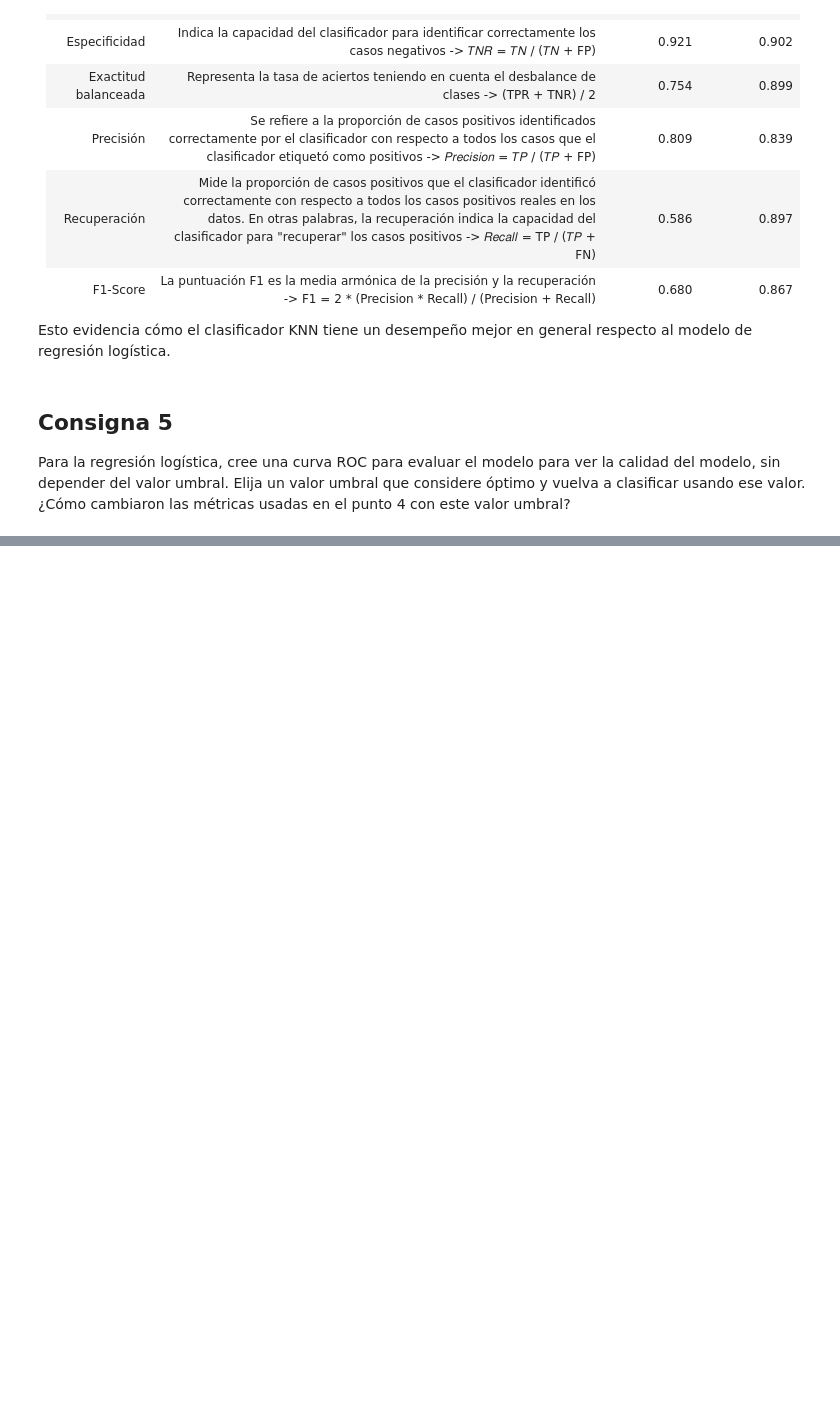
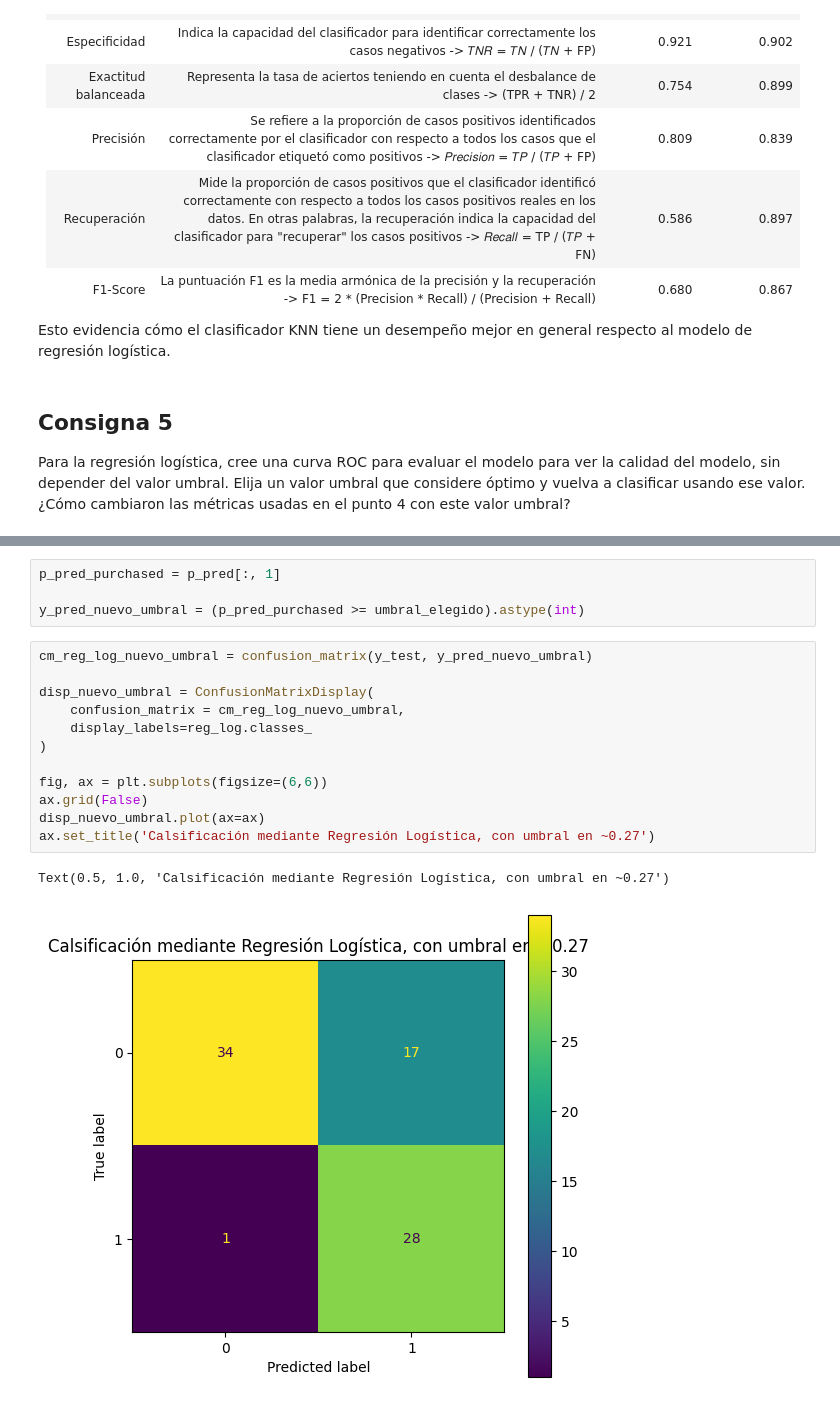
Before and after one commit to gabrielquiroga/aprMaqI_CEIA, a Jupyter notebook: clase2/ejercicios/ejercicio1.ipynb, the cells around one changed output, grey strips where cells are left out. Drawn from its saved outputs; the diff is of its cells as text; blank space fills up the shorter version.

```diff
--- a/clase2/ejercicios/ejercicio1.ipynb
+++ b/clase2/ejercicios/ejercicio1.ipynb
@@ -366,0 +383,19 @@ array([       inf, 0.99405664, 0.97869491, 0.97569969, 0.74734329,
+# %%
+p_pred_purchased = p_pred[:, 1]
+
+y_pred_nuevo_umbral = (p_pred_purchased >= umbral_elegido).astype(int)
+# %%
+cm_reg_log_nuevo_umbral = confusion_matrix(y_test, y_pred_nuevo_umbral)
+
+disp_nuevo_umbral = ConfusionMatrixDisplay(
+    confusion_matrix = cm_reg_log_nuevo_umbral,
+    display_labels=reg_log.classes_
+)
+
+fig, ax = plt.subplots(figsize=(6,6))
+ax.grid(False)
+disp_nuevo_umbral.plot(ax=ax)
+ax.set_title('Calsificación mediante Regresión Logística, con umbral en ~0.27')
+# %% [output]
+Text(0.5, 1.0, 'Calsificación mediante Regresión Logística, con umbral en ~0.27')
+[figure, added]
```
Also changed, not shown: parts of 13 cells of this notebook.
